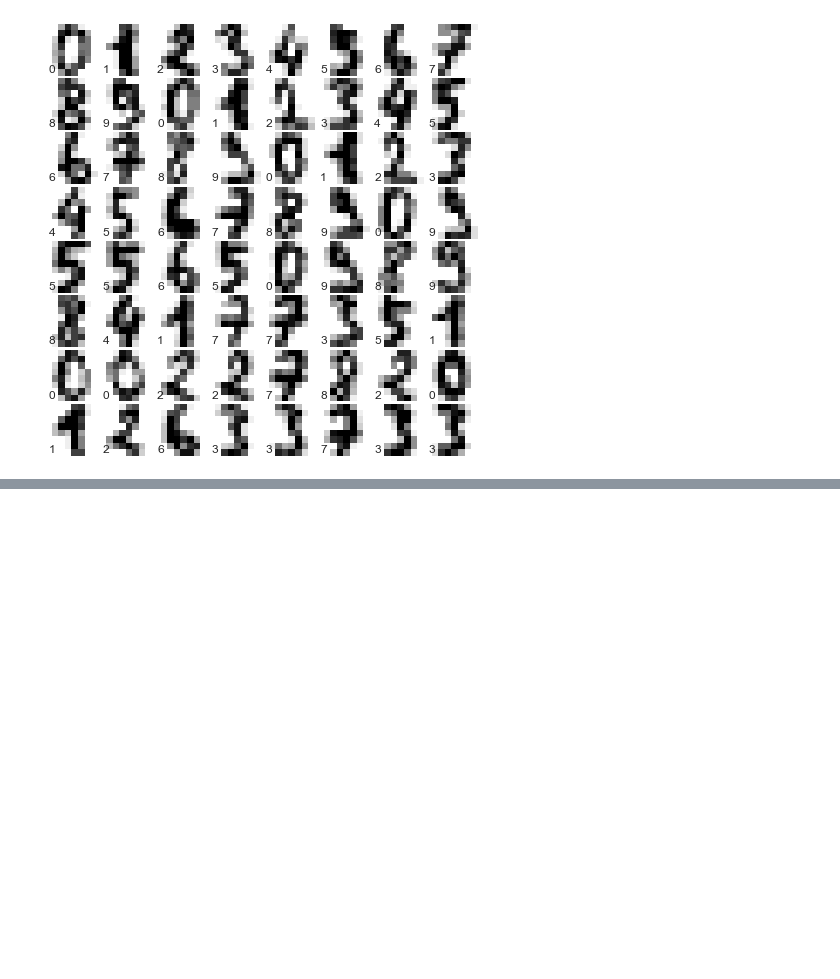
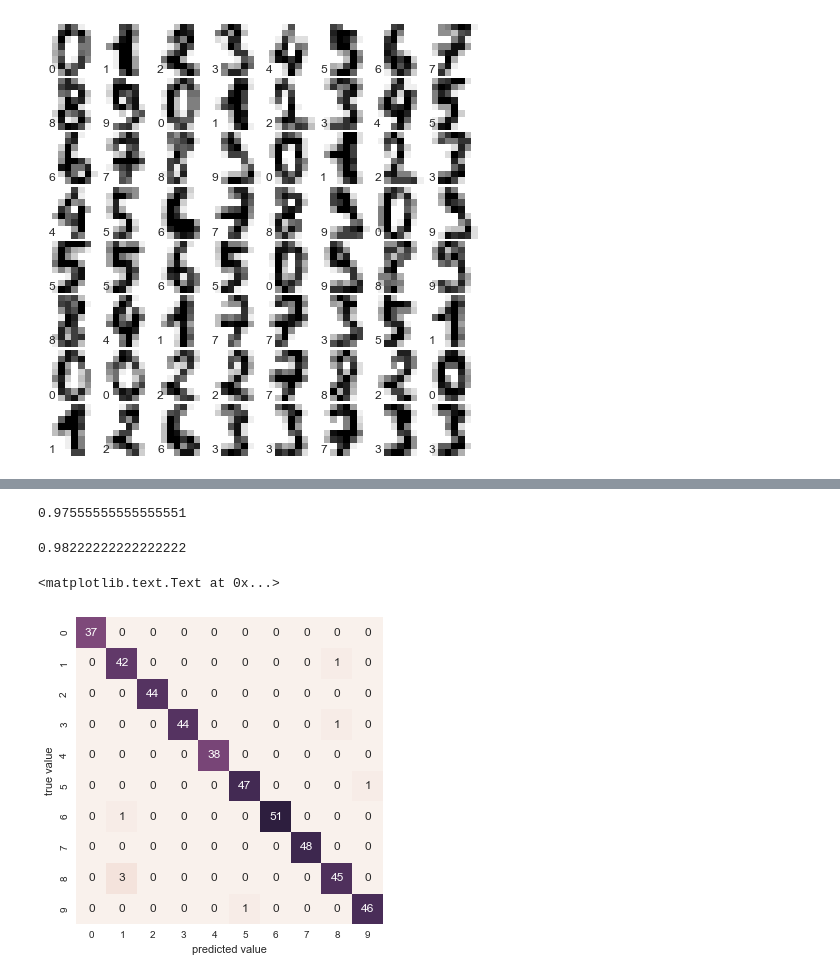
Before and after one commit to grehujt/SmallPythonProjects, a Jupyter notebook: jupyterNotebooks/tutorials/random_forest.ipynb, the cells around one changed output, grey strips where cells are left out. Cells and saved outputs as stored; diff of their text form; code cells hidden in the pictures; blank space fills up the shorter version.

Commit message:
add svm poly kernel test against handwritten digits

```diff
--- a/jupyterNotebooks/tutorials/random_forest.ipynb
+++ b/jupyterNotebooks/tutorials/random_forest.ipynb
@@ -126,0 +127,20 @@ plt.ylabel('true value')
+# %%
+from sklearn.metrics import accuracy_score
+accuracy_score(y2, yp)
+# %% [output]
+0.97555555555555551
+# %%
+from sklearn.svm import SVC
+model = SVC(kernel='poly').fit(x1, y1)
+yp = model.predict(x2)
+accuracy_score(y2, yp)
+# %% [output]
+0.98222222222222222
+# %%
+mat = confusion_matrix(y2, yp)
+sns.heatmap(mat, annot=True, square=True, cbar=False)
+plt.xlabel('predicted value')
+plt.ylabel('true value')
+# %% [output]
+<matplotlib.text.Text at 0x...>
+[figure, added]
```
Also changed, not shown: parts of 4 cells of this notebook, 1 other file.
